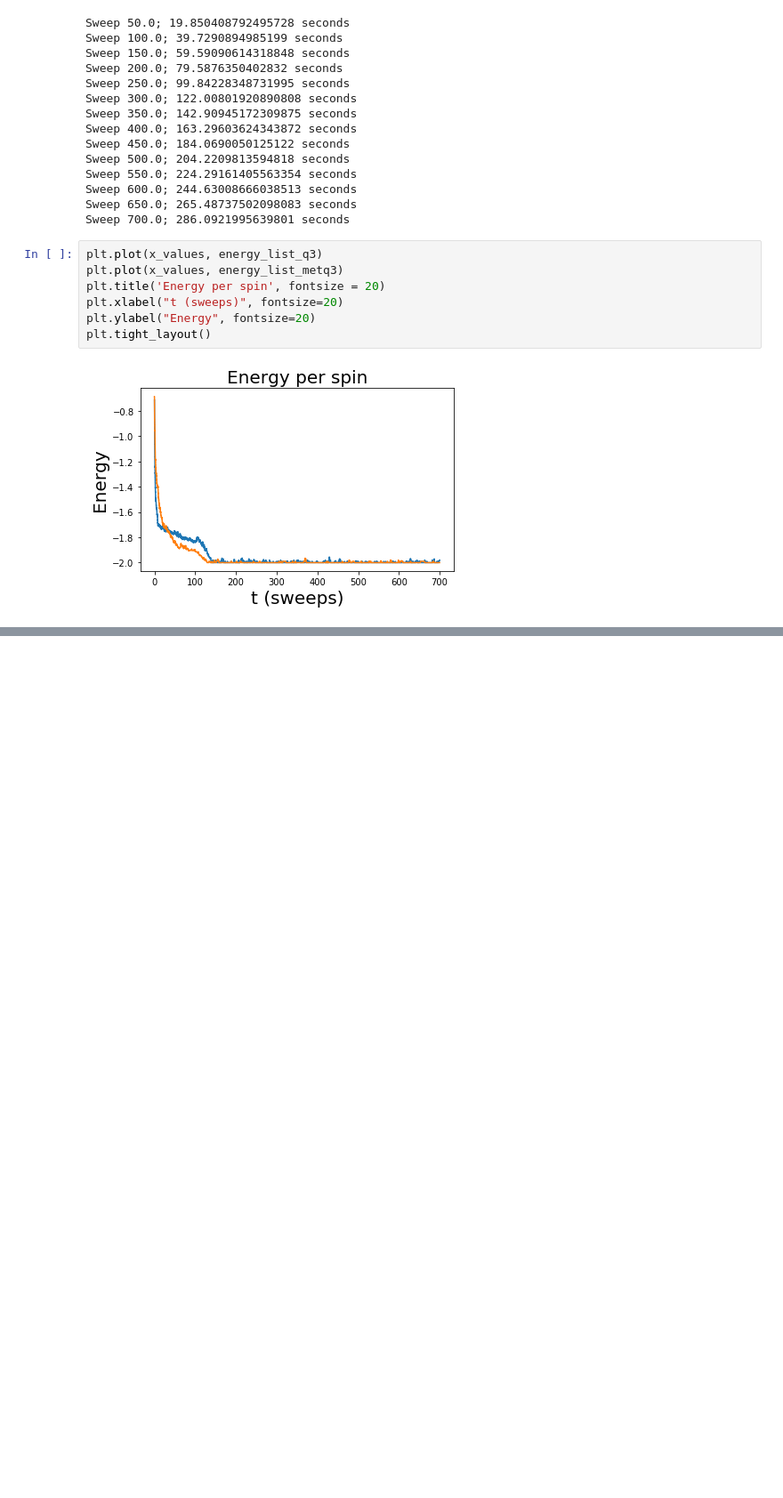
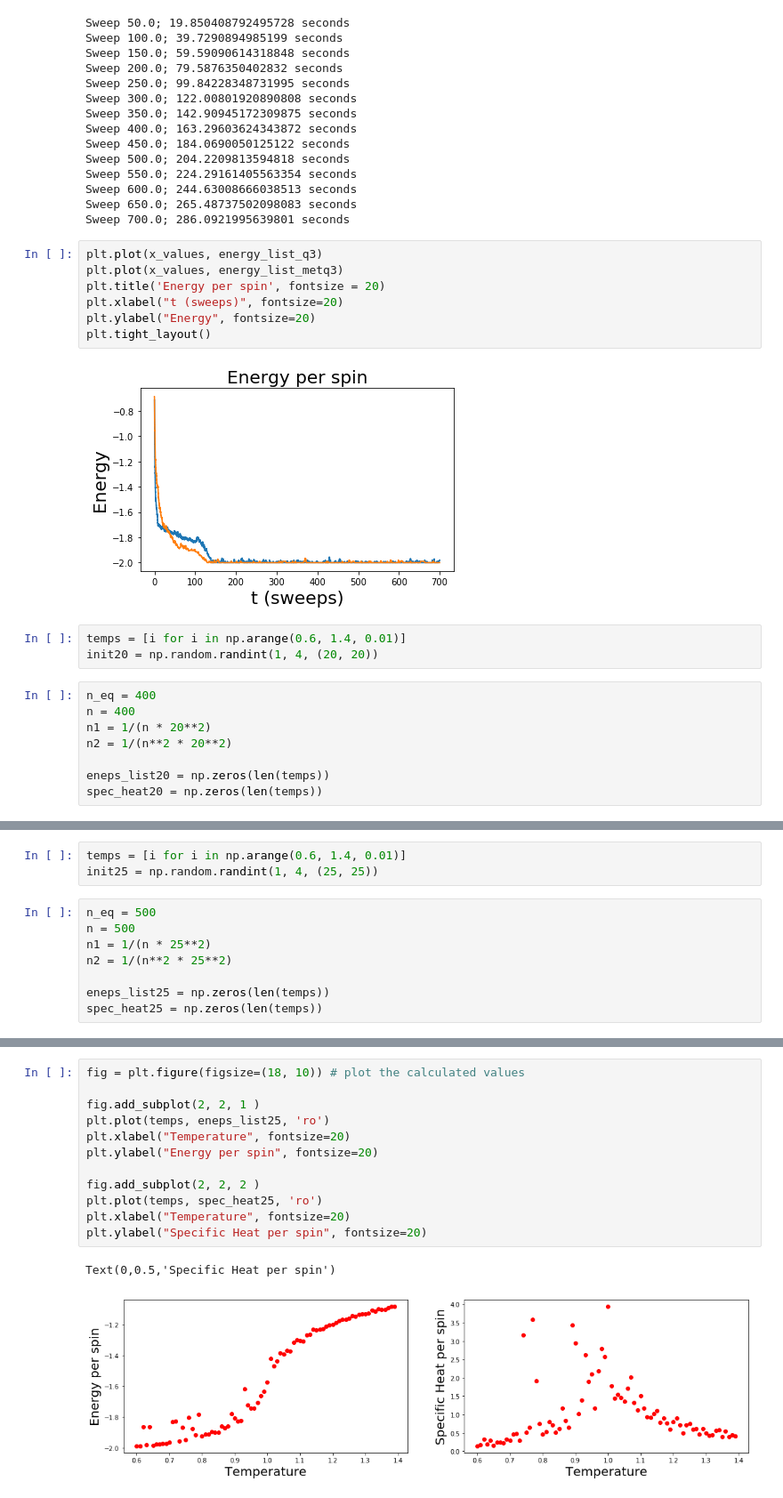
Before and after one commit to kaitshin/PHYSICS113-final-project, a Jupyter notebook: Potts.ipynb, the cells around one changed output, grey strips where cells are left out. Shown at 89% size. Drawn from its saved outputs; the diff is of its cells as text; blank space fills up the shorter version.

```diff
--- a/Potts.ipynb
+++ b/Potts.ipynb
@@ -324,3 +312,14 @@ plt.ylabel("Energy", fontsize=20)
 plt.tight_layout()
 # %% [output]
 [figure]
+# %%
+temps = [i for i in np.arange(0.6, 1.4, 0.01)]
+init20 = np.random.randint(1, 4, (20, 20))
+# %%
+n_eq = 400
+n = 400
+n1 = 1/(n * 20**2)
+n2 = 1/(n**2 * 20**2)
+
+eneps_list20 = np.zeros(len(temps))
+spec_heat20 = np.zeros(len(temps))
@@ -326,0 +391,11 @@ plt.tight_layout()
+# %%
+temps = [i for i in np.arange(0.6, 1.4, 0.01)]
+init25 = np.random.randint(1, 4, (25, 25))
+# %%
+n_eq = 500
+n = 500
+n1 = 1/(n * 25**2)
+n2 = 1/(n**2 * 25**2)
+
+eneps_list25 = np.zeros(len(temps))
+spec_heat25 = np.zeros(len(temps))
@@ -326,0 +436,15 @@ plt.tight_layout()
+# %%
+fig = plt.figure(figsize=(18, 10)) # plot the calculated values
+
+fig.add_subplot(2, 2, 1 )
+plt.plot(temps, eneps_list25, 'ro')
+plt.xlabel("Temperature", fontsize=20)
+plt.ylabel("Energy per spin", fontsize=20)
+
+fig.add_subplot(2, 2, 2 )
+plt.plot(temps, spec_heat25, 'ro')
+plt.xlabel("Temperature", fontsize=20)
+plt.ylabel("Specific Heat per spin", fontsize=20)
+# %% [output]
+Text(0,0.5,'Specific Heat per spin')
+[figure, added]
```
Also changed, not shown: parts of 28 cells of this notebook.
